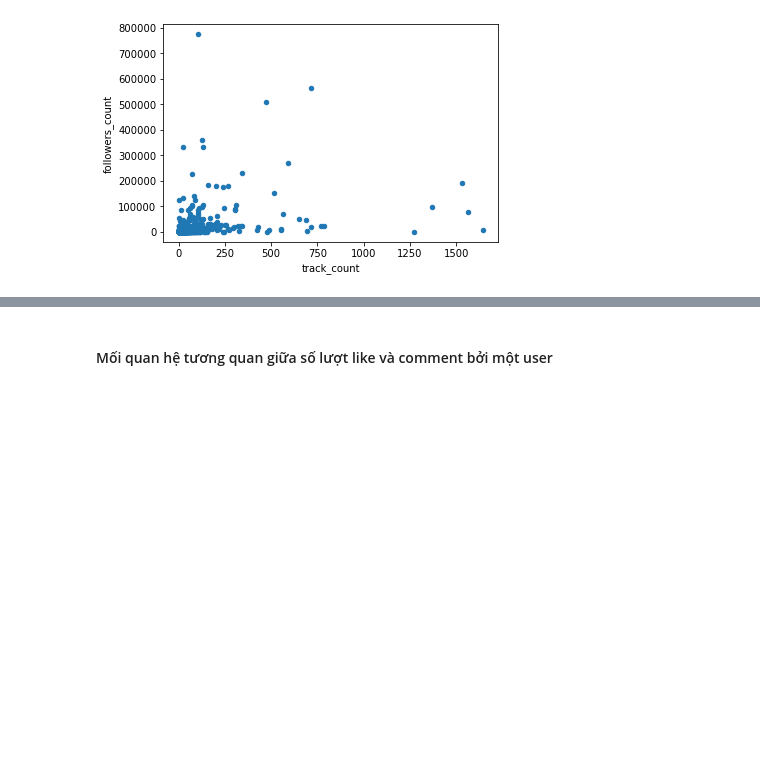
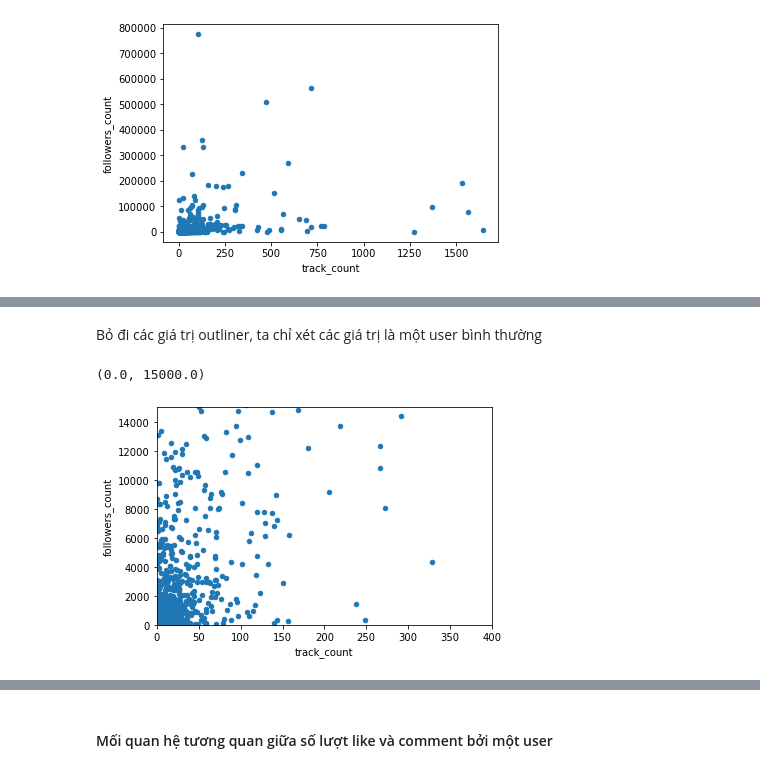
Before and after one commit to owfdataboy/DS-Project02, a Jupyter notebook: project02.ipynb, the cells around one changed output, grey strips where cells are left out. Cells and saved outputs as stored; diff of their text form; code cells hidden in the pictures; blank space fills up the shorter version.

```diff
--- a/project02.ipynb
+++ b/project02.ipynb
@@ -741,0 +748,9 @@ df_users.plot.scatter(x = 'track_count', y = 'followers_count');
+# %% [markdown]
+Bỏ đi các giá trị outliner, ta chỉ xét các giá trị là một user bình thường
+# %%
+df_users.plot.scatter(x = 'track_count', y = 'followers_count');
+plt.xlim([0, 400])
+plt.ylim([0,15000 ])
+# %% [output]
+(0.0, 15000.0)
+[figure, added]
```
Also changed, not shown: parts of 24 cells of this notebook.
